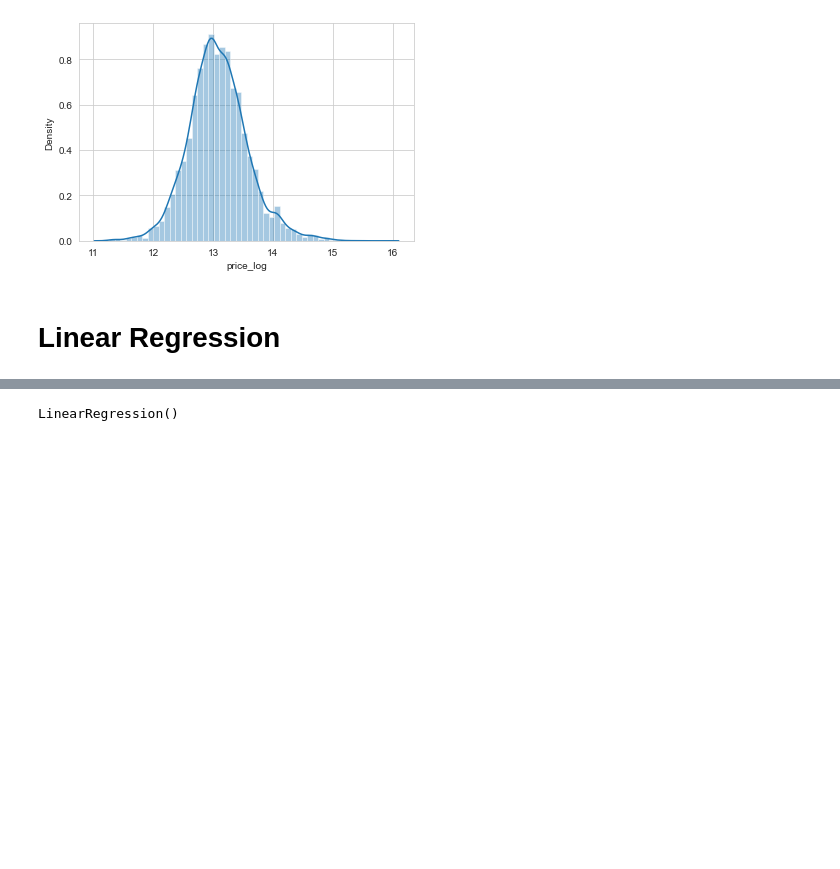
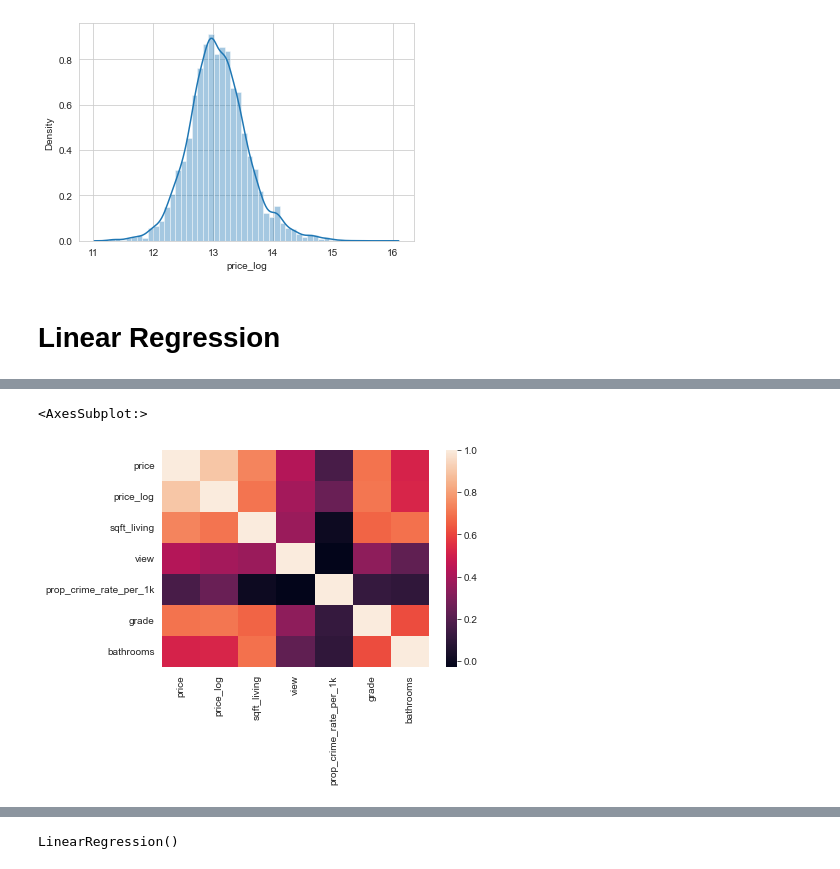
Before and after one commit to eric-blankinshp/Final-Project, a Jupyter notebook: price_log_Linear_Regression .ipynb, the cells around one changed output, grey strips where cells are left out. Cells and saved outputs as stored; diff of their text form; code cells hidden in the pictures; blank space fills up the shorter version.

```diff
--- a/price_log_Linear_Regression .ipynb
+++ b/price_log_Linear_Regression .ipynb
@@ -107 +107,7 @@ new_df
+# %%
+corr2 = new_df.corr()
+sns.heatmap(corr2)
+# %% [output]
+<AxesSubplot:>
+[figure, added]
 # %%
```
Also changed, not shown: parts of 11 cells of this notebook.
